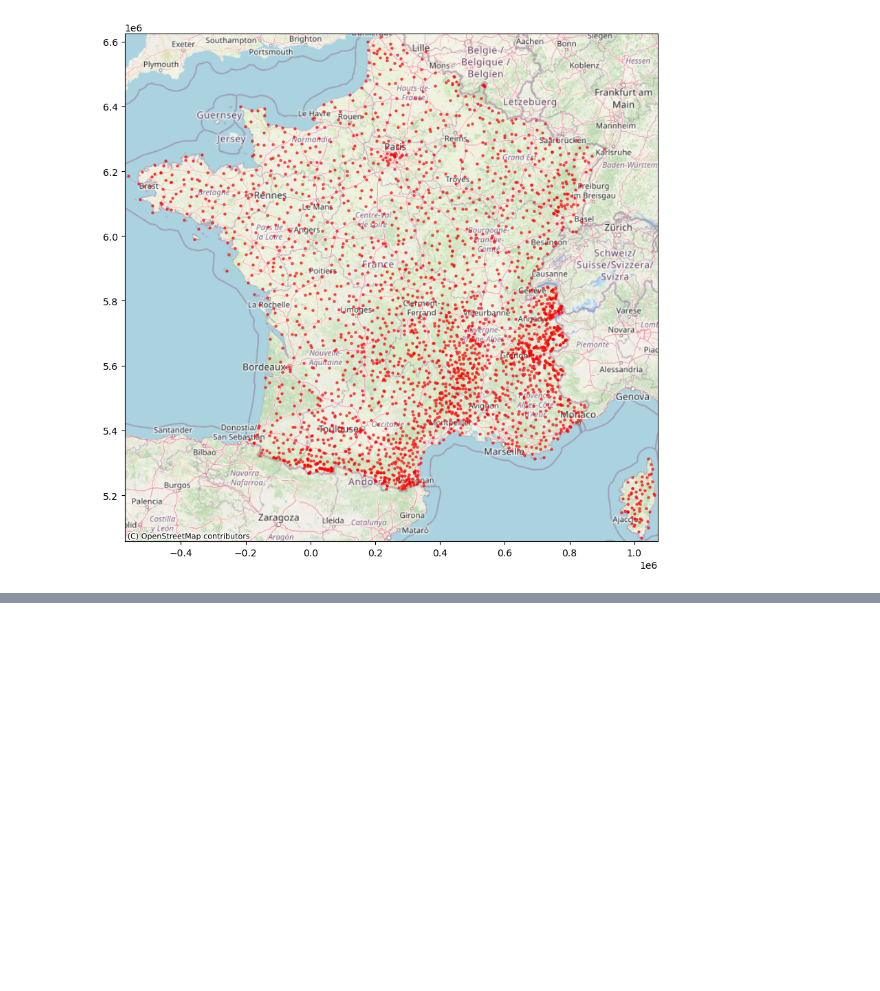
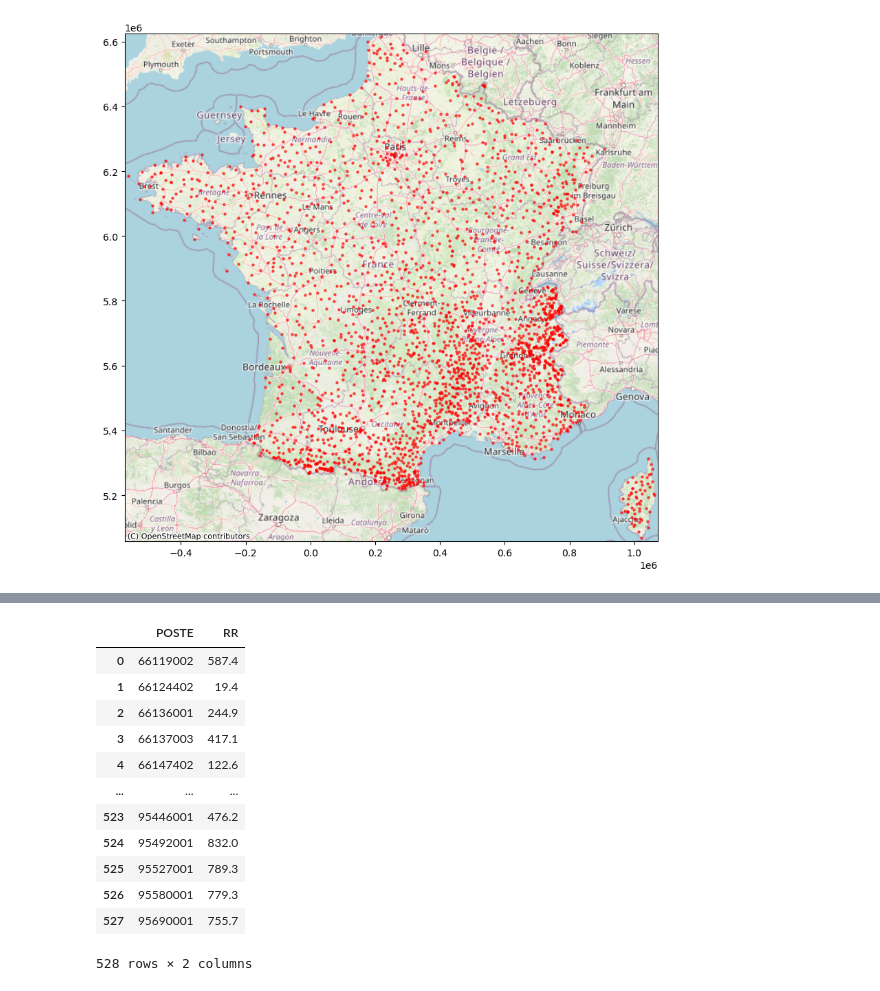
Before and after one commit to adwge99/Krigeage_PFAS, a Jupyter notebook: pluviometrie.ipynb, the cells around one changed output, grey strips where cells are left out. Saved outputs shown, nothing was run; the diff lists cells and outputs as text; code cells hidden in the pictures; blank space fills up the shorter version.

```diff
--- a/pluviometrie.ipynb
+++ b/pluviometrie.ipynb
@@ -175,4 +175,27 @@ ax.set_ylim(ymin - 10000, ymax + 10000)
 plt.show()
 # %% [output]
 [figure]
+# %%
+# Fonction pour récupérer les données avec les identifiants de commande
+def fetch_station_data_with_orders(commande_ids, client,compteur):
+    all_data = []
+
+    for index,commande_id in enumerate(commande_ids):
+        url_data = f'https://public-api.meteofrance.fr/public/DPClim/v1/commande/fichier?id-cmde={commande_id}'
+        response_data = client.request('GET', url_data)
+
+        if response_data.status_code == 201:
+            data_csv = response_data.text
+            print(f"{compteur+index}. Récupération commande {commande_id}")
+            data = pd.read_csv(io.StringIO(data_csv), sep=';', header=0)
+            all_data.append(data)
+        else:
+            print(f"Erreur lors de la récupération des données pour la commande {commande_id}. Statut : {response_data.status_code}")
+
+        time.sleep(1.2)  # Pause pour respecter la limite des 50 requêtes/minute
+
+    if all_data:
+        return pd.concat(all_data, ignore_index=True)
+    else:
+        return pd.DataFrame()  # Retourner un DataFrame vide s'il n'y a pas de données
 # %%
@@ -357,0 +307,16 @@ production déjà livrée
+# %%
+df_results3
+# %% [output]
+|  | POSTE | RR |
+| 0 | 66119002 | 587.4 |
+| 1 | 66124402 | 19.4 |
+| 2 | 66136001 | 244.9 |
+| 3 | 66137003 | 417.1 |
+| 4 | 66147402 | 122.6 |
+| ... | ... | ... |
+| 523 | 95446001 | 476.2 |
+| 524 | 95492001 | 832.0 |
+| 525 | 95527001 | 789.3 |
+| 526 | 95580001 | 779.3 |
+| 527 | 95690001 | 755.7 |
+528 rows × 2 columns
```
Also changed, not shown: parts of 19 cells of this notebook, 2 other files.
